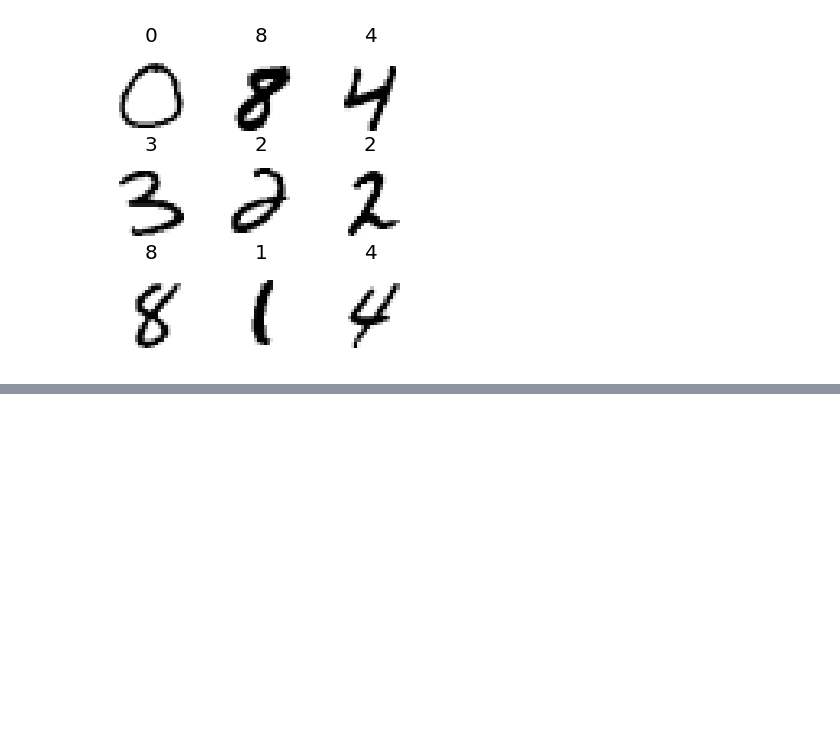
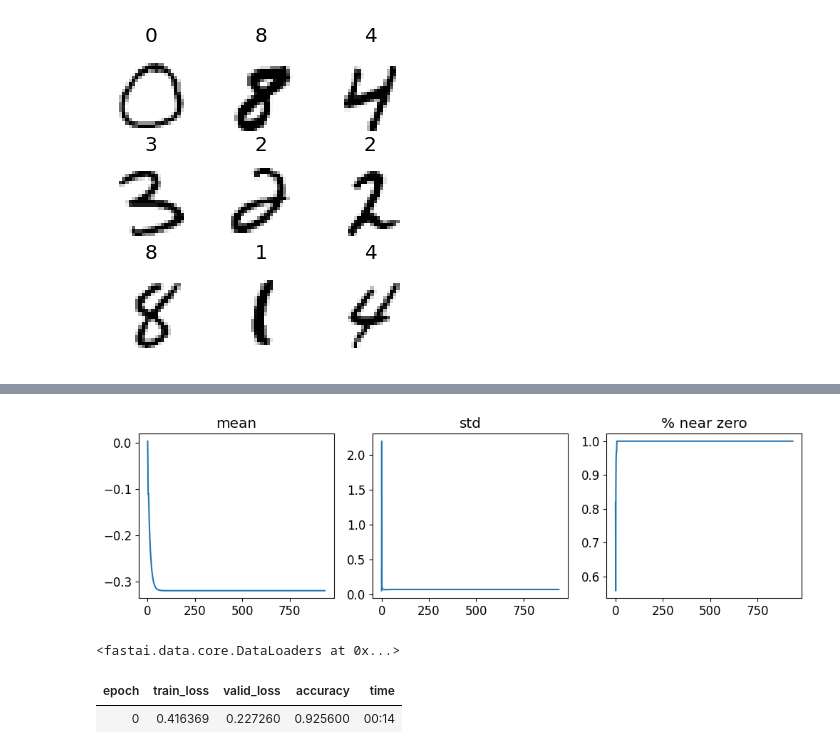
Before and after one commit to AsokTamang/Convolutional-Neural-Network, a Jupyter notebook: cnn-model.ipynb, the cells around one changed output, grey strips where cells are left out. Saved outputs shown, nothing was run; the diff lists cells and outputs as text; code cells hidden in the pictures; blank space fills up the shorter version.

```diff
--- a/cnn-model.ipynb
+++ b/cnn-model.ipynb
@@ -309,0 +340,14 @@ dls.show_batch(figsize = (4,4))
+# %%
+learn.activation_stats.plot_layer_stats(-2)
+# %% [output]
+[figure, added]
+# %%
+dls = get_dls(512)
+dls
+# %% [output]
+<fastai.data.core.DataLoaders at 0x...>
+# %%
+learn = fit()
+# %% [output]
+| epoch | train_loss | valid_loss | accuracy | time |
+| 0 | 0.416369 | 0.227260 | 0.925600 | 00:14 |
```
Also changed, not shown: parts of 8 cells of this notebook.
